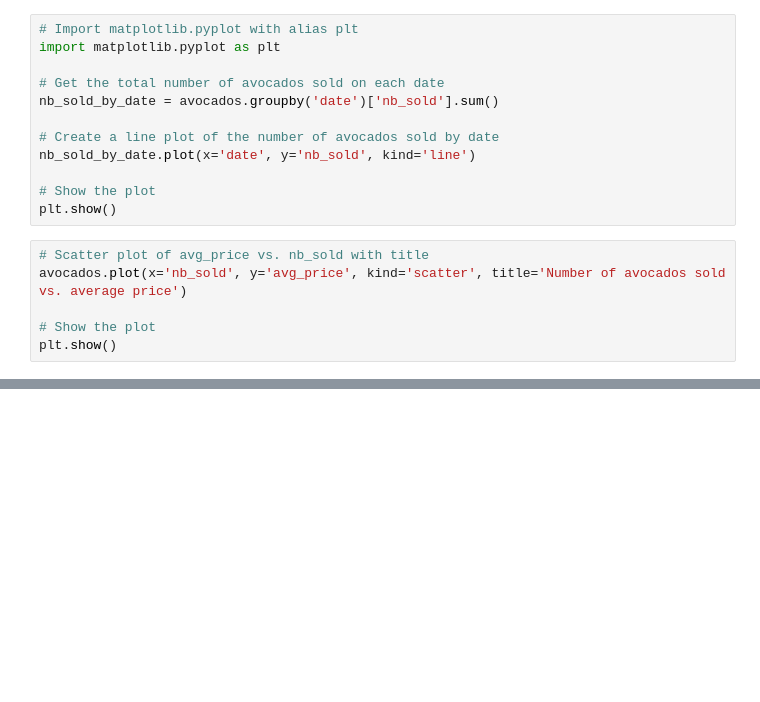
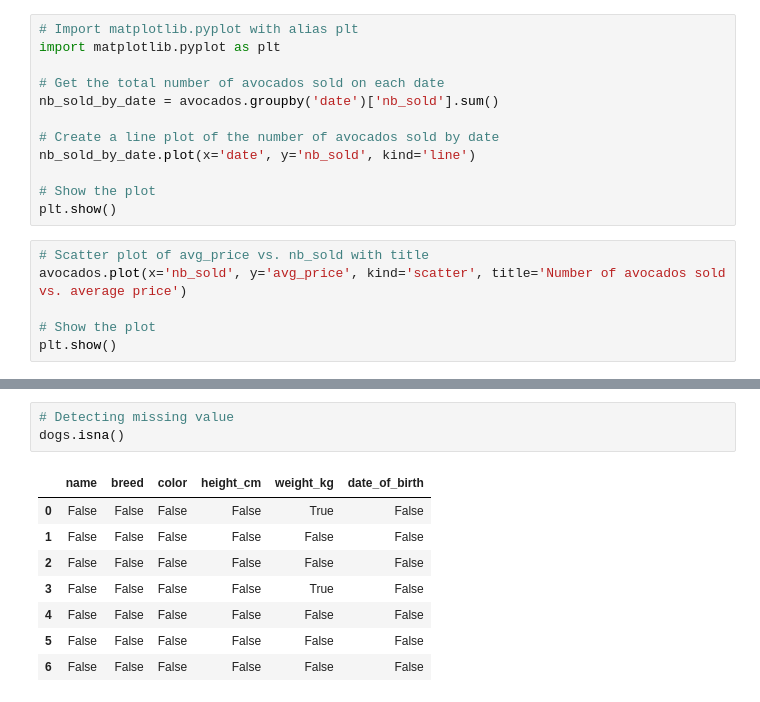
Before and after one commit to Abito21/DataScience-Python-DataCamp, a Jupyter notebook: 3-Data-Manipulation-with-Pandas.ipynb, the cells around one changed output, grey strips where cells are left out. Cells and saved outputs as stored; diff of their text form; blank space fills up the shorter version.

```diff
--- a/3-Data-Manipulation-with-Pandas.ipynb
+++ b/3-Data-Manipulation-with-Pandas.ipynb
@@ -1453,0 +1491,12 @@ plt.show()
+# %%
+# Detecting missing value
+dogs.isna()
+# %% [output]
+|  | name | breed | color | height_cm | weight_kg | date_of_birth |
+| 0 | False | False | False | False | True | False |
+| 1 | False | False | False | False | False | False |
+| 2 | False | False | False | False | False | False |
+| 3 | False | False | False | False | True | False |
+| 4 | False | False | False | False | False | False |
+| 5 | False | False | False | False | False | False |
+| 6 | False | False | False | False | False | False |
```
Also changed, not shown: parts of 8 cells of this notebook.
